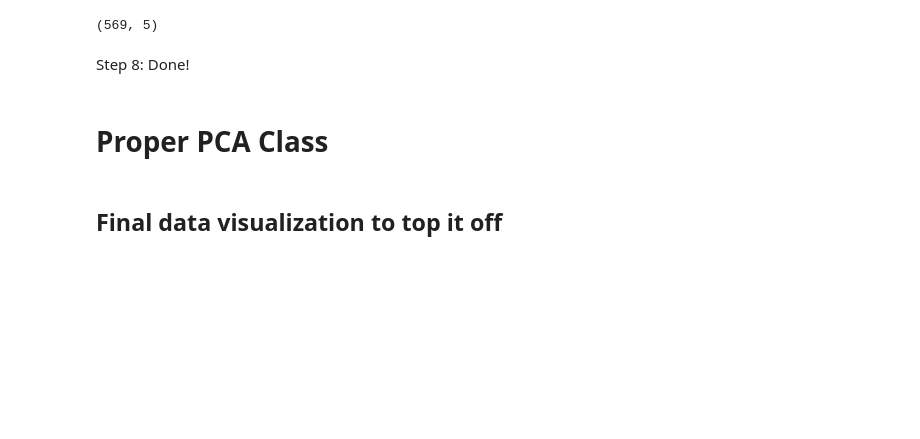
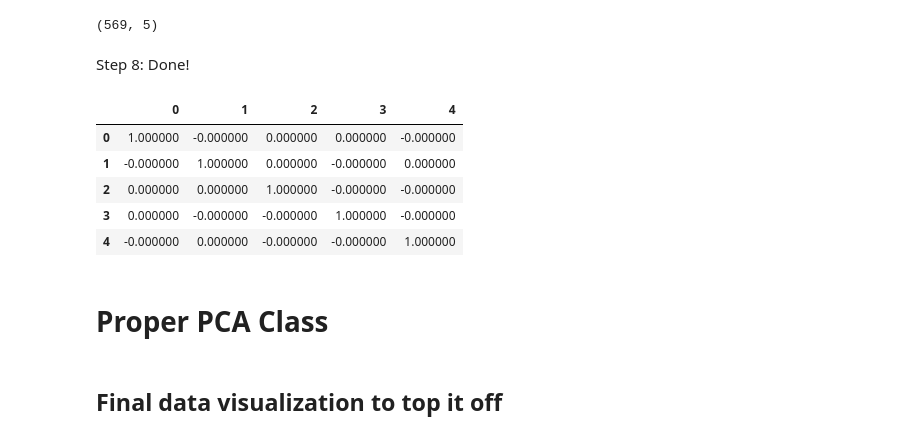
Before and after one commit to moh-C/ML_From_Scratch, a Jupyter notebook: PCAFromScratch.ipynb, the cells around one changed output. Cells and saved outputs as stored; diff of their text form; code cells hidden in the pictures; blank space fills up the shorter version.

```diff
--- a/PCAFromScratch.ipynb
+++ b/PCAFromScratch.ipynb
@@ -85,7 +85,7 @@ $$
 # %%
 sorted_indexes = np.argsort(-abs(lambdas)) # eigenvalues could be negative?
 lambdas = lambdas[sorted_indexes]
-V = V[sorted_indexes]
+V = V[sorted_indexes][::-1]
 lambdas
 # %% [output]
 array([1.32816077e+01, 5.69135461e+00, 2.81794898e+00, 1.98064047e+00,
@@ -114,7 +114,7 @@ W = top_k(V), dim = n \times k
 $$
 # %%
 k = 5
-W = V[:, :k] # n x k
+W = V[:, -k:] # n x k
 # %% [markdown]
 Step 7: Transform the data, X, into the new subspace:
 $$
@@ -127,6 +127,15 @@ X_T.shape
 (569, 5)
 # %% [markdown]
 Step 8: Done!
+# %%
+pd.DataFrame(X_T).corr().style.background_gradient(cmap="coolwarm")
+# %% [output]
+|  | 0 | 1 | 2 | 3 | 4 |
+| 0 | 1.000000 | -0.000000 | 0.000000 | 0.000000 | -0.000000 |
+| 1 | -0.000000 | 1.000000 | 0.000000 | -0.000000 | 0.000000 |
+| 2 | 0.000000 | 0.000000 | 1.000000 | -0.000000 | -0.000000 |
+| 3 | 0.000000 | -0.000000 | -0.000000 | 1.000000 | -0.000000 |
+| 4 | -0.000000 | 0.000000 | -0.000000 | -0.000000 | 1.000000 |
 # %% [markdown]
 # Proper PCA Class
 # %%
```
Also changed, not shown: parts of 11 cells of this notebook.
